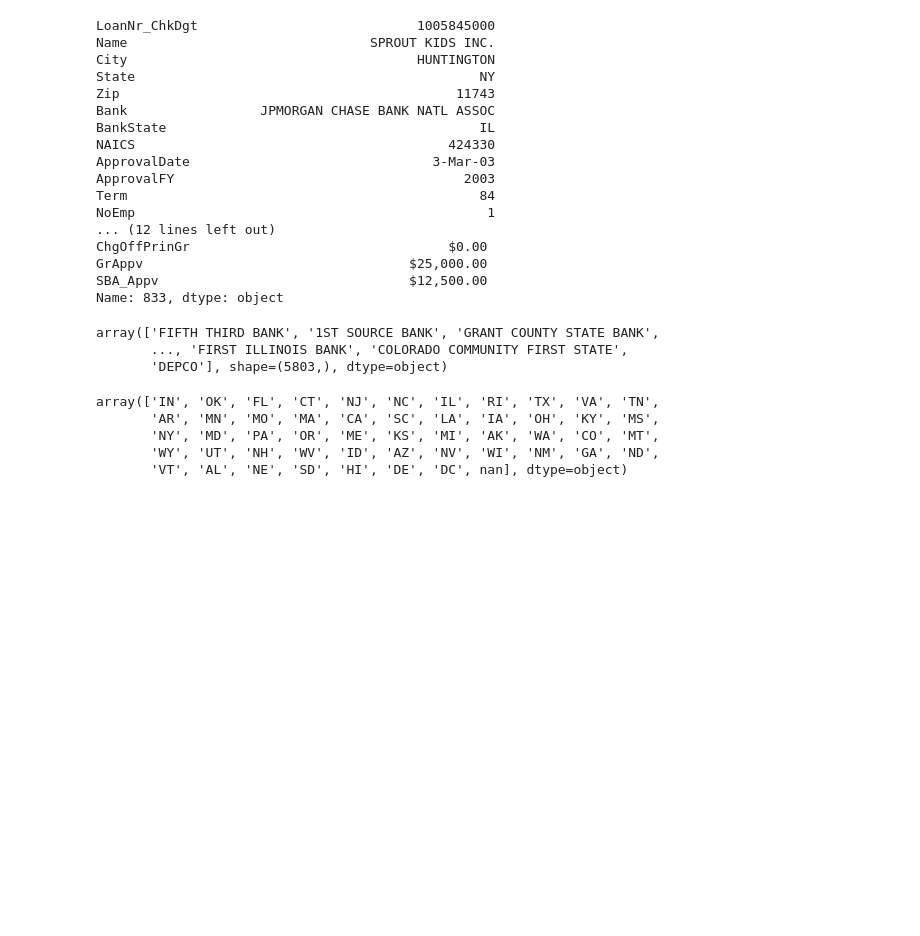
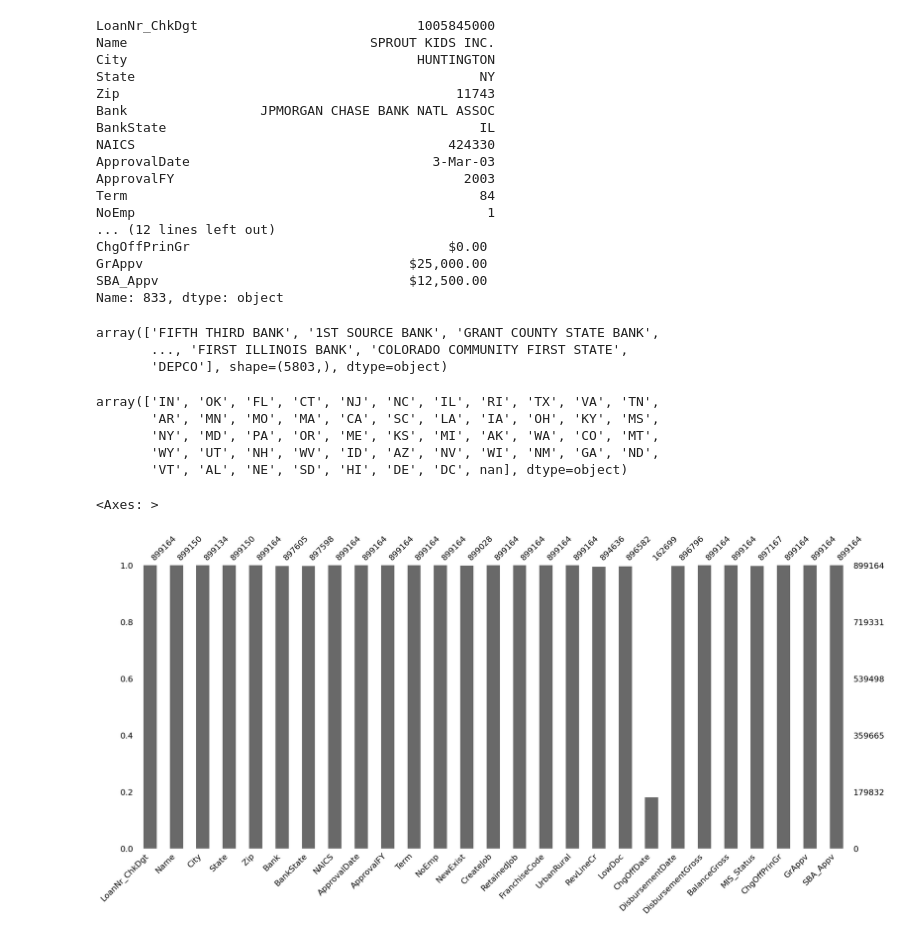
Before and after one commit to RaoufAddeche/Simplon_SBA-modelisation, a Jupyter notebook: clean_data.ipynb, the cells around one changed output. Drawn from its saved outputs; the diff is of its cells as text; code cells hidden in the pictures; blank space fills up the shorter version.

```diff
--- a/clean_data.ipynb
+++ b/clean_data.ipynb
@@ -252,3 +258,8 @@ array(['IN', 'OK', 'FL', 'CT', 'NJ', 'NC', 'IL', 'RI', 'TX', 'VA', 'TN',
        'NY', 'MD', 'PA', 'OR', 'ME', 'KS', 'MI', 'AK', 'WA', 'CO', 'MT',
        'WY', 'UT', 'NH', 'WV', 'ID', 'AZ', 'NV', 'WI', 'NM', 'GA', 'ND',
        'VT', 'AL', 'NE', 'SD', 'HI', 'DE', 'DC', nan], dtype=object)
+# %%
+msn.bar(df)
+# %% [output]
+<Axes: >
+[figure, added]
```
Also changed, not shown: parts of 15 cells of this notebook.
